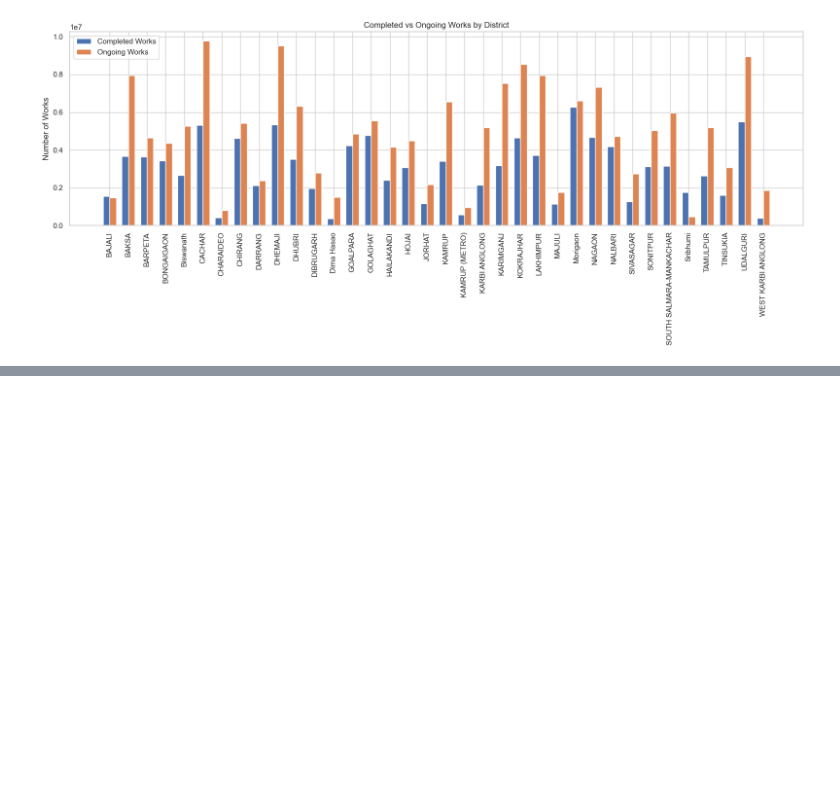
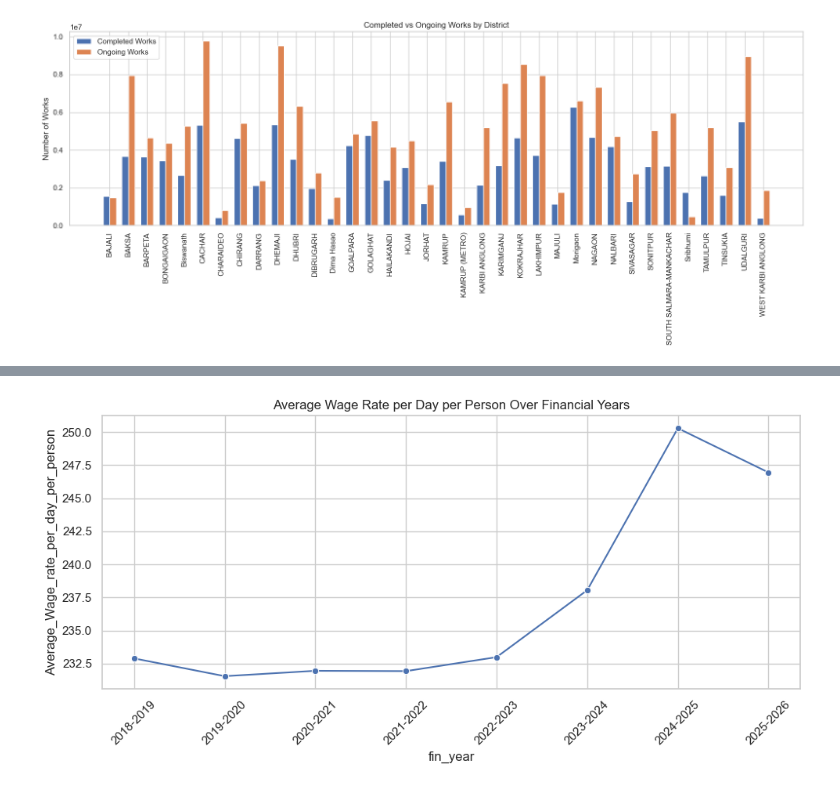
Before and after one commit to iamabirakash/INT-375, a Jupyter notebook: AssamEmployment.ipynb, the cells around one changed output, grey strips where cells are left out. Drawn from its saved outputs; the diff is of its cells as text; code cells hidden in the pictures; blank space fills up the shorter version.

```diff
--- a/AssamEmployment.ipynb
+++ b/AssamEmployment.ipynb
@@ -367,0 +400,11 @@ plt.show()
+# %%
+wage_trend = data1.groupby('fin_year')['Average_Wage_rate_per_day_per_person'].mean().reset_index()
+
+plt.figure(figsize=(10, 5))
+sns.lineplot(data=wage_trend, x='fin_year', y='Average_Wage_rate_per_day_per_person', marker='o')
+plt.title('Average Wage Rate per Day per Person Over Financial Years')
+plt.xticks(rotation=45)
+plt.tight_layout()
+plt.show()
+# %% [output]
+[figure, added]
```
Also changed, not shown: parts of 1 cell of this notebook.
